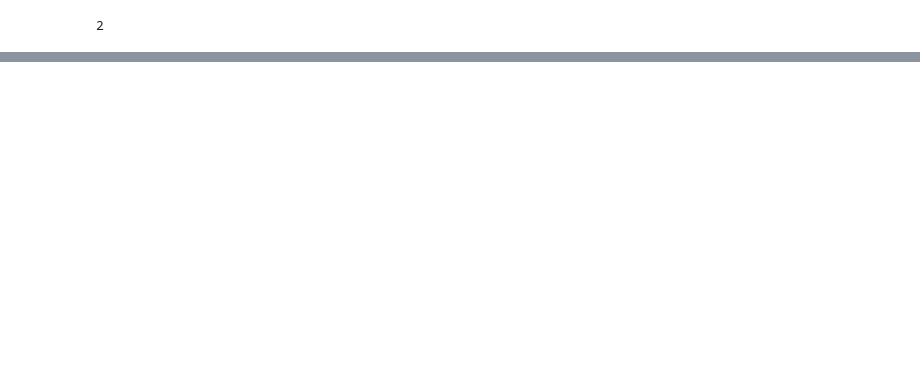
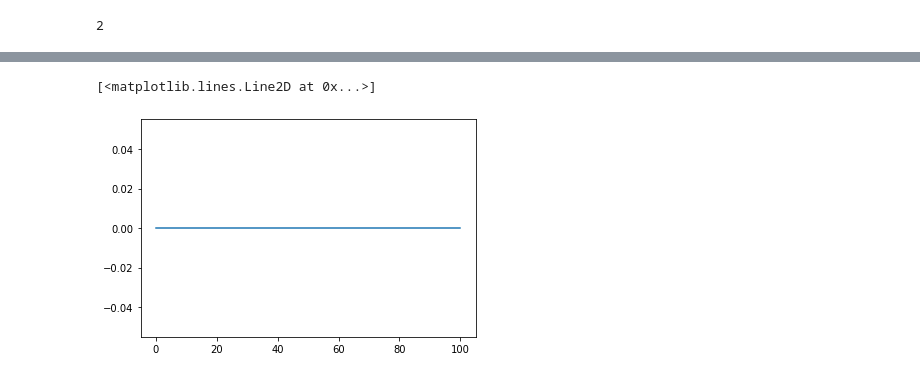
Before and after one commit to keesterbrugge/rl_intro_sutton, a Jupyter notebook: ch4.ipynb, the cells around one changed output, grey strips where cells are left out. Saved outputs shown, nothing was run; the diff lists cells and outputs as text; code cells hidden in the pictures; blank space fills up the shorter version.

```diff
--- a/ch4.ipynb
+++ b/ch4.ipynb
@@ -280,0 +618,7 @@ a
+# %%
+V3, policy3 = get_gamblers_problem(.51)
+
+plt.plot(policy3)
+# %% [output]
+[<matplotlib.lines.Line2D at 0x...>]
+[figure, added]
```
Also changed, not shown: parts of 31 cells of this notebook.
